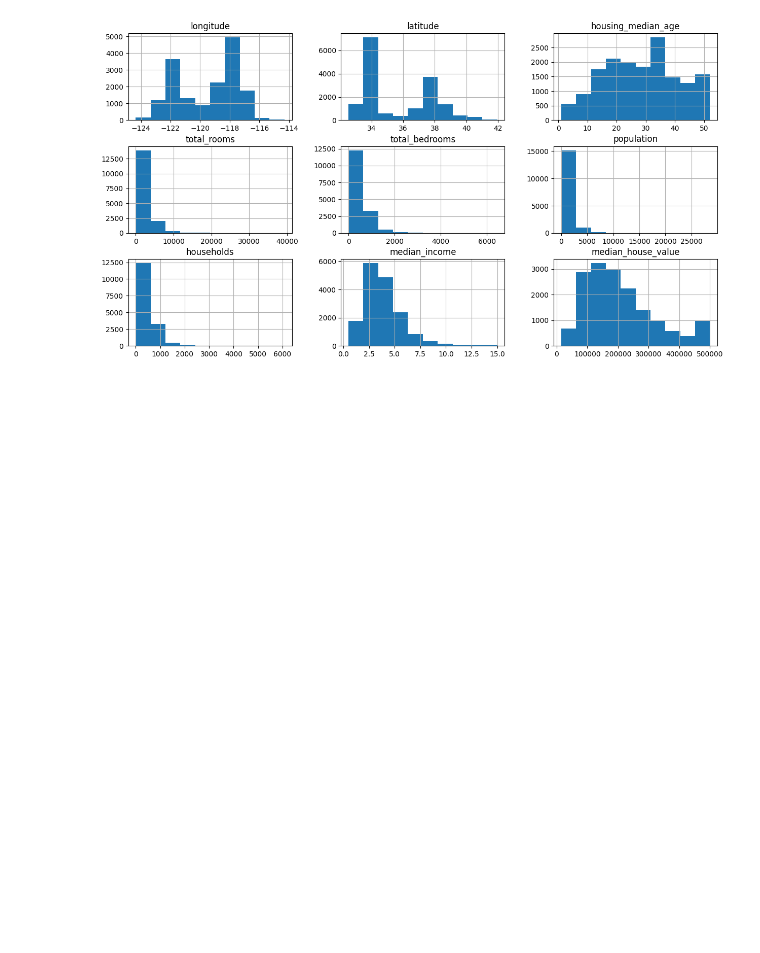
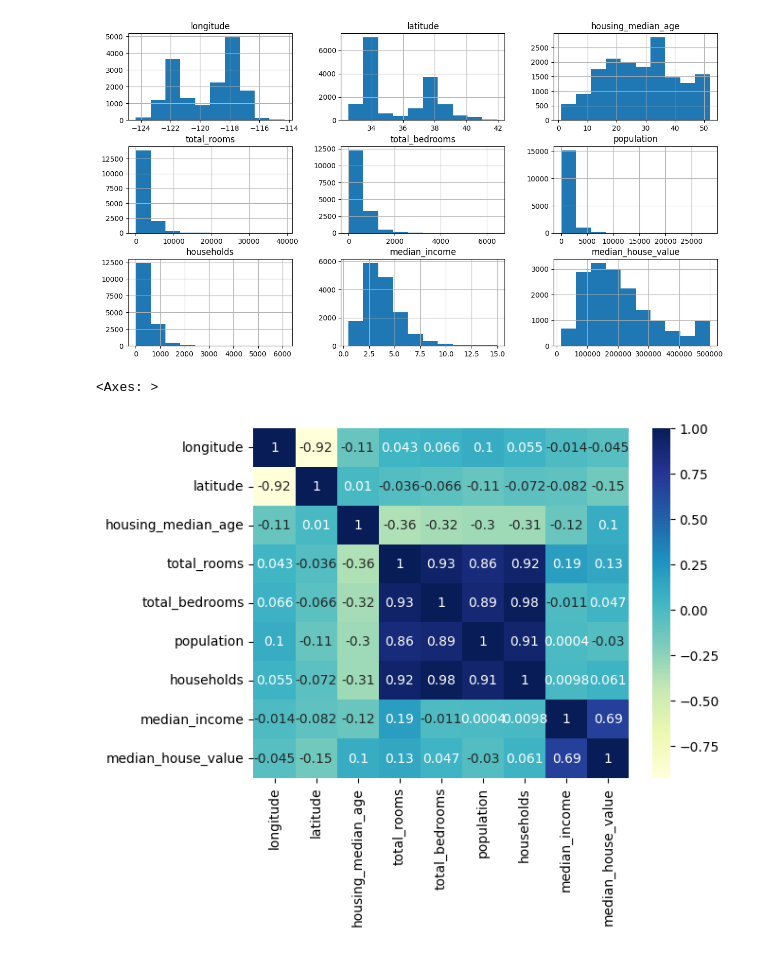
Before and after one commit to youcefgheffari3/House-Price-Prediction, a Jupyter notebook: main.ipynb, the cells around one changed output. Saved outputs shown, nothing was run; the diff lists cells and outputs as text; code cells hidden in the pictures; blank space fills up the shorter version.

```diff
--- a/main.ipynb
+++ b/main.ipynb
@@ -101,3 +101,8 @@ array([[<Axes: title={'center': 'longitude'}>,
         <Axes: title={'center': 'median_income'}>,
         <Axes: title={'center': 'median_house_value'}>]], dtype=object)
 [figure]
+# %%
+sns.heatmap(train_data.corr(numeric_only=True), annot=True, cmap='YlGnBu')
+# %% [output]
+<Axes: >
+[figure, added]
```
